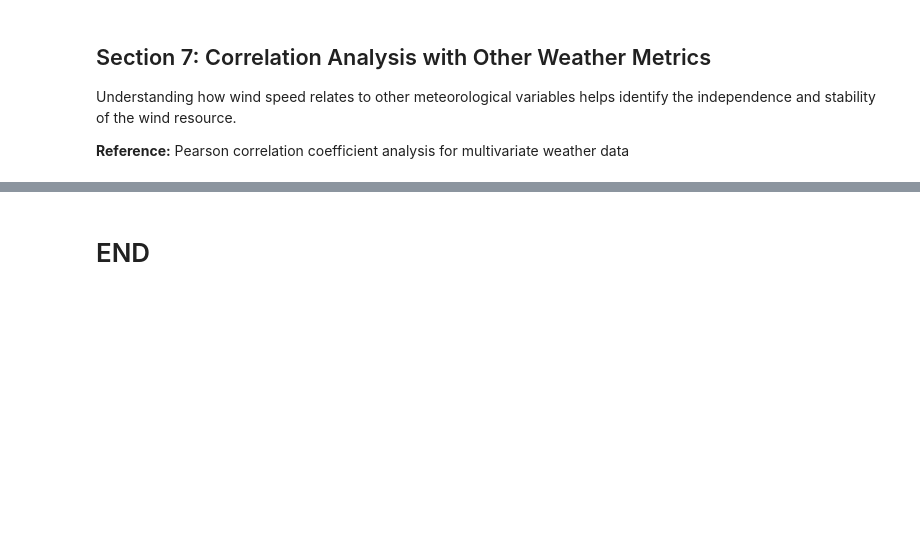
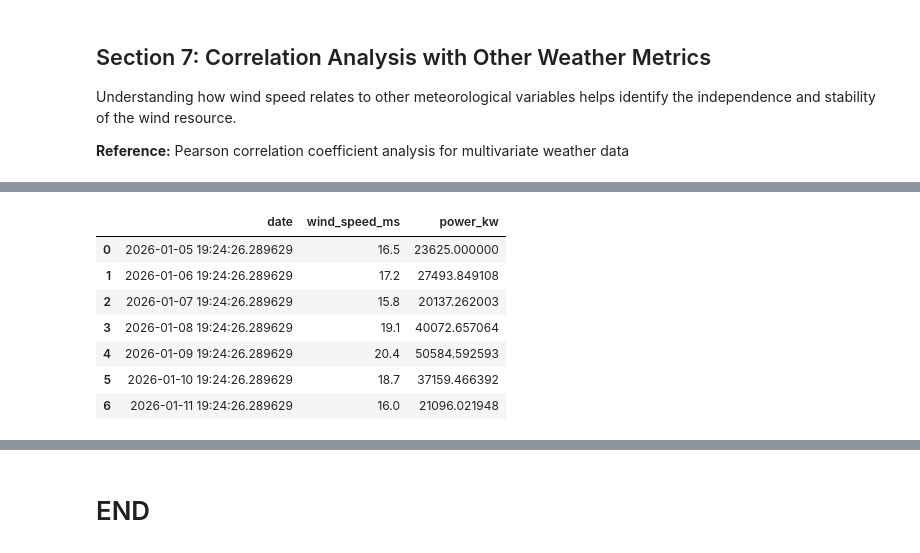
Before and after one commit to HewaOrang/PFDA, a Jupyter notebook: project/project.ipynb, the cells around one changed output, grey strips where cells are left out. Saved outputs shown, nothing was run; the diff lists cells and outputs as text; code cells hidden in the pictures; blank space fills up the shorter version.

```diff
--- a/project/project.ipynb
+++ b/project/project.ipynb
@@ -477,0 +532,13 @@ Wind Speed vs Pressure:     -0.002 (Moderate)
+# %%
+# Calculate forecasted power output using the turbine power function
+forecast["power_kw"] = forecast["wind_speed_ms"].apply(turbine_power)
+forecast
+# %% [output]
+|  | date | wind_speed_ms | power_kw |
+| 0 | 2026-01-05 19:24:26.289629 | 16.5 | 23625.000000 |
+| 1 | 2026-01-06 19:24:26.289629 | 17.2 | 27493.849108 |
+| 2 | 2026-01-07 19:24:26.289629 | 15.8 | 20137.262003 |
+| 3 | 2026-01-08 19:24:26.289629 | 19.1 | 40072.657064 |
+| 4 | 2026-01-09 19:24:26.289629 | 20.4 | 50584.592593 |
+| 5 | 2026-01-10 19:24:26.289629 | 18.7 | 37159.466392 |
+| 6 | 2026-01-11 19:24:26.289629 | 16.0 | 21096.021948 |
```
Also changed, not shown: parts of 8 cells of this notebook.
